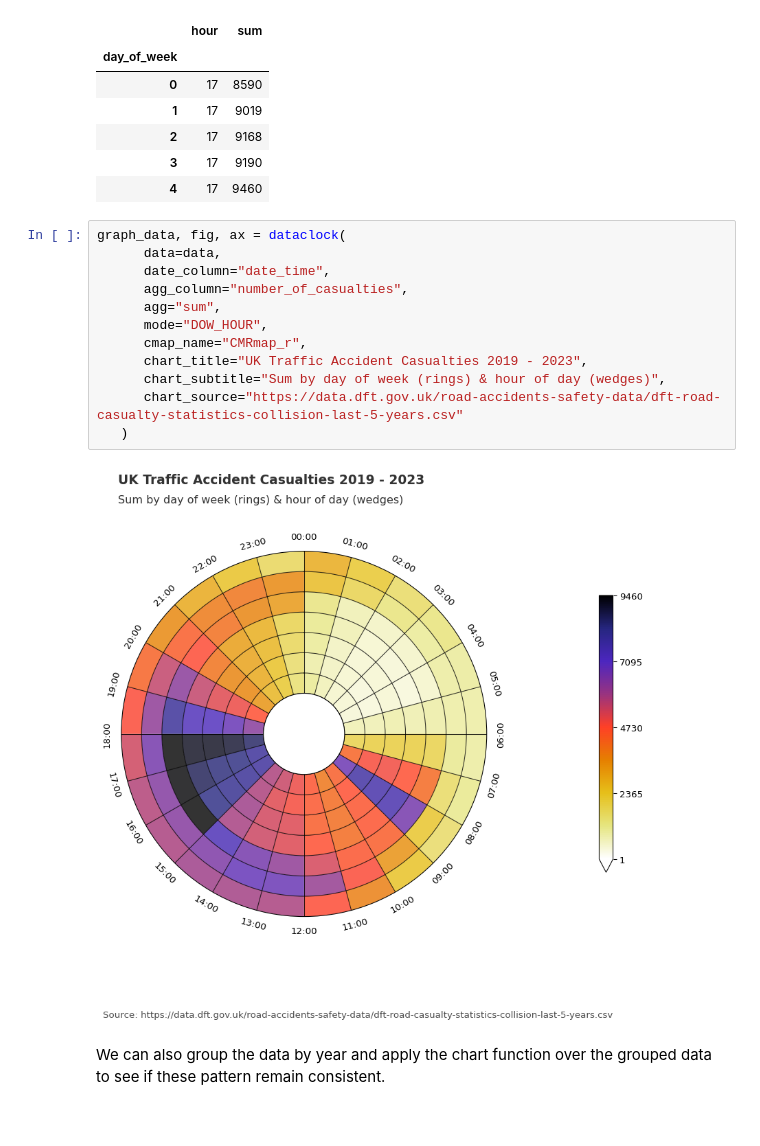
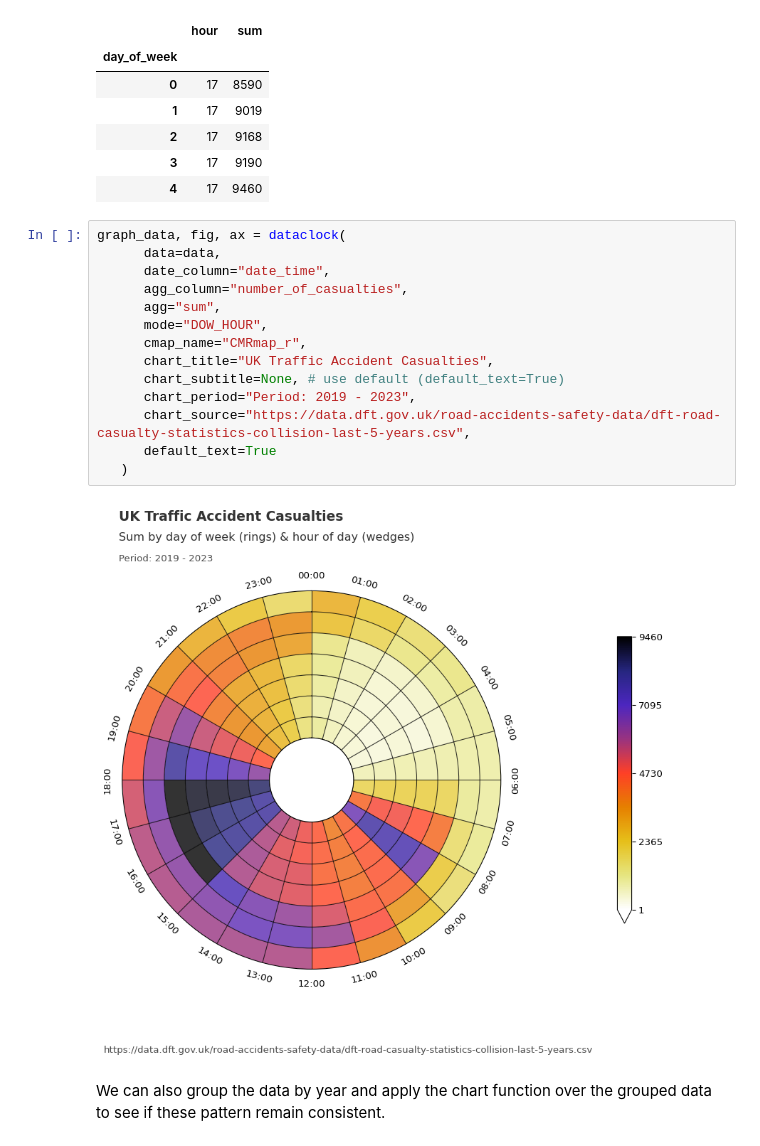
Before and after one commit to andyrids/dataclocklib, a Jupyter notebook: docs/source/tutorial.ipynb, the cells around one changed output. Cells and saved outputs as stored; diff of their text form.

```diff
--- a/docs/source/tutorial.ipynb
+++ b/docs/source/tutorial.ipynb
@@ -618,17 +618,19 @@ summary_data_dow.loc[0:4, :].query("hour.eq(17)")
 # %%
 graph_data, fig, ax = dataclock(
       data=data,
       date_column="date_time",
       agg_column="number_of_casualties",
       agg="sum",
       mode="DOW_HOUR",
       cmap_name="CMRmap_r",
-      chart_title="UK Traffic Accident Casualties 2019 - 2023",
-      chart_subtitle="Sum by day of week (rings) & hour of day (wedges)",
-      chart_source="https://data.dft.gov.uk/road-accidents-safety-data/dft-road-casualty-statistics-collision-last-5-years.csv"
+      chart_title="UK Traffic Accident Casualties",
+      chart_subtitle=None, # use default (default_text=True)
+      chart_period="Period: 2019 - 2023",
+      chart_source="https://data.dft.gov.uk/road-accidents-safety-data/dft-road-casualty-statistics-collision-last-5-years.csv",
+      default_text=True
    )
 # %% [output]
-[figure, old version]
+[figure, new version]
 # %% [markdown]
 We can also group the data by year and apply the chart function over the grouped data to see if these pattern remain consistent.
 # %%
```
Also changed, not shown: parts of 3 cells of this notebook, 4 other files.
